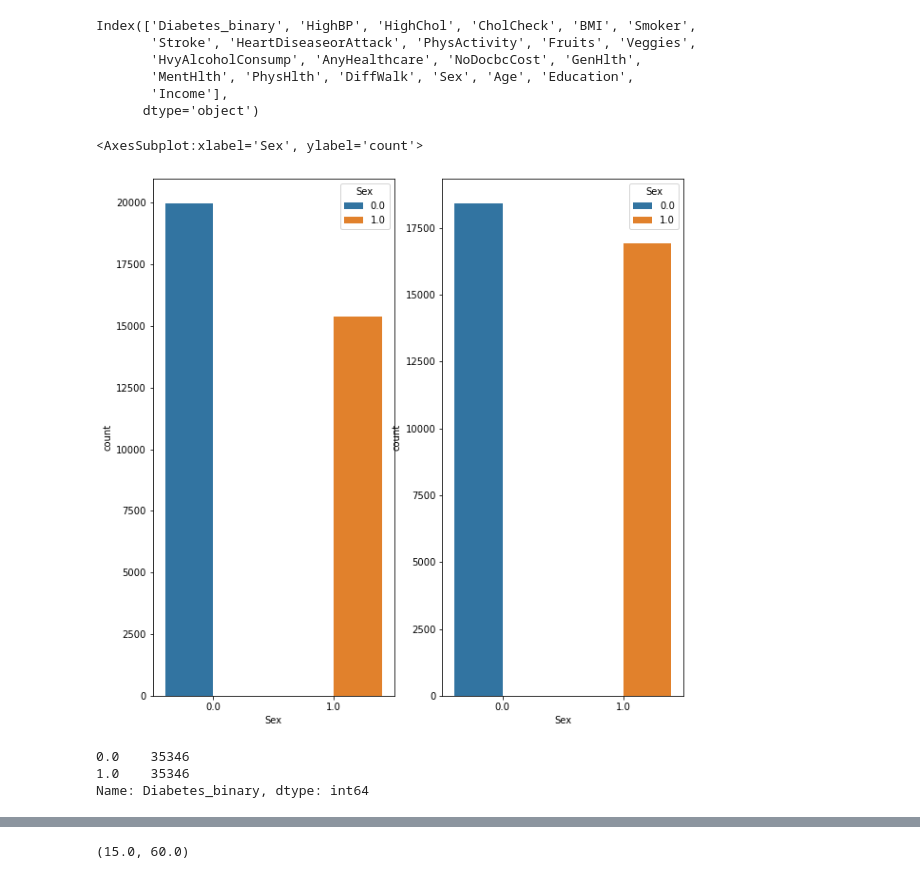
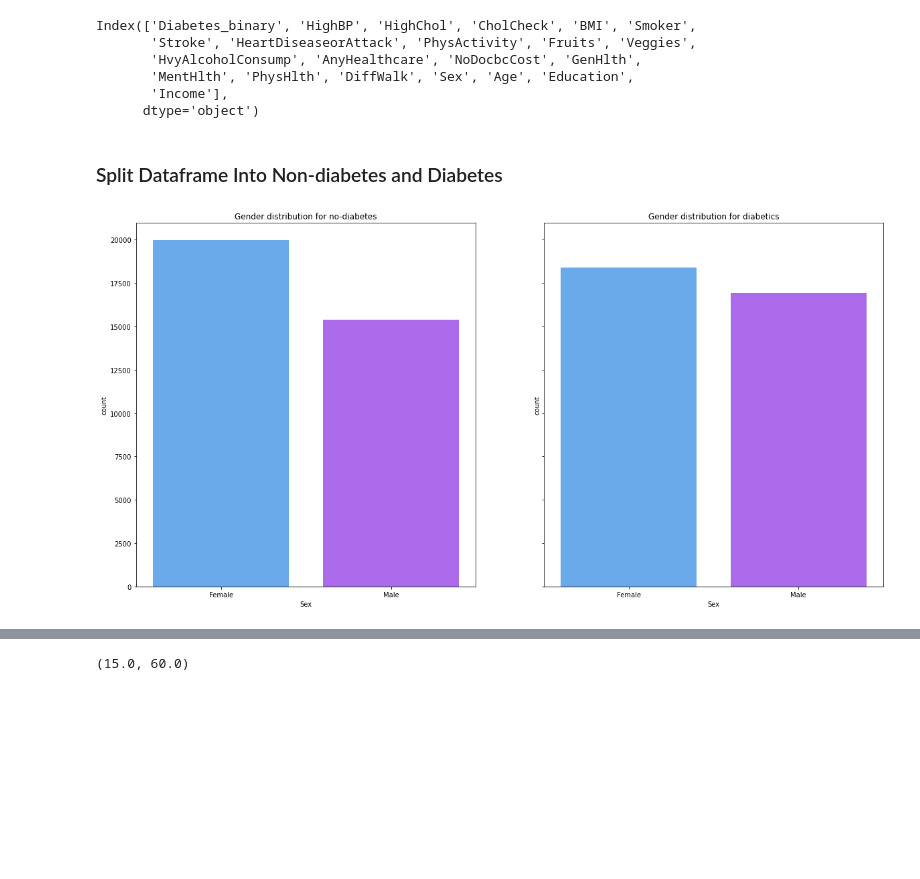
Before and after one commit to anaswick/MY_PORTFOLIO, a Jupyter notebook: PYTHON PROJECT/DIABETES_HEALTH_INDICATORS/diabetes_health_indicators.ipynb, the cells around one changed output, grey strips where cells are left out. Saved outputs shown, nothing was run; the diff lists cells and outputs as text; code cells hidden in the pictures; blank space fills up the shorter version.

```diff
--- a/PYTHON PROJECT/DIABETES_HEALTH_INDICATORS/diabetes_health_indicators.ipynb
+++ b/PYTHON PROJECT/DIABETES_HEALTH_INDICATORS/diabetes_health_indicators.ipynb
@@ -186,28 +192,25 @@ Index(['Diabetes_binary', 'HighBP', 'HighChol', 'CholCheck', 'BMI', 'Smoker',
        'MentHlth', 'PhysHlth', 'DiffWalk', 'Sex', 'Age', 'Education',
        'Income'],
       dtype='object')
+# %% [markdown]
+### Split Dataframe Into Non-diabetes and Diabetes
 # %%
 # Might be useful later to divide dataset into two - diabetes and no_diabetes
 db_hi_0 = db_hi[db_hi['Diabetes_binary'] == 0]
 db_hi_1 = db_hi[db_hi['Diabetes_binary'] == 1]
 # %%
-#learn how to make a sub plot using matplotlib and seaborn
+# Lets discover gender distribution
+fig, (ax1, ax2) = plt.subplots(1,2, sharey=True, figsize=(20,10))
+ax1 = sns.countplot(data=db_hi_0, x='Sex', ax=ax1, palette='cool')
+ax1.set(title='Gender distribution for no-diabetes')
+ax1.set_xticklabels(['Female', 'Male'])
 
-#plt.subplot(total number of rows, total number of columns, plot number)
-plt.figure(figsize = (10,10))
-plt.subplot(1, 2, 1)
-sns.countplot('Sex', hue = 'Sex', data = db_hi_0)
-plt.subplot(1, 2, 2)
-sns.countplot('Sex', hue = 'Sex', data = db_hi_1)
+ax2 = sns.countplot(data=db_hi_1, x='Sex', ax=ax2, palette='cool')
+ax2.set(title='Gender distribution for diabetics')
+ax2.set_xticklabels(['Female', 'Male'])
+plt.show()
 # %% [output]
-<AxesSubplot:xlabel='Sex', ylabel='count'>
-[figure, old version]
+[figure, new version]
-# %%
-db_hi['Diabetes_binary'].value_counts()
-# %% [output]
-0.0    35346
-1.0    35346
-Name: Diabetes_binary, dtype: int64
 # %%
 # Check age distribution for people with no-diabetes
 ax = sns.countplot(data=db_hi_0, x='Age')
```
Also changed, not shown: parts of 66 cells of this notebook.
